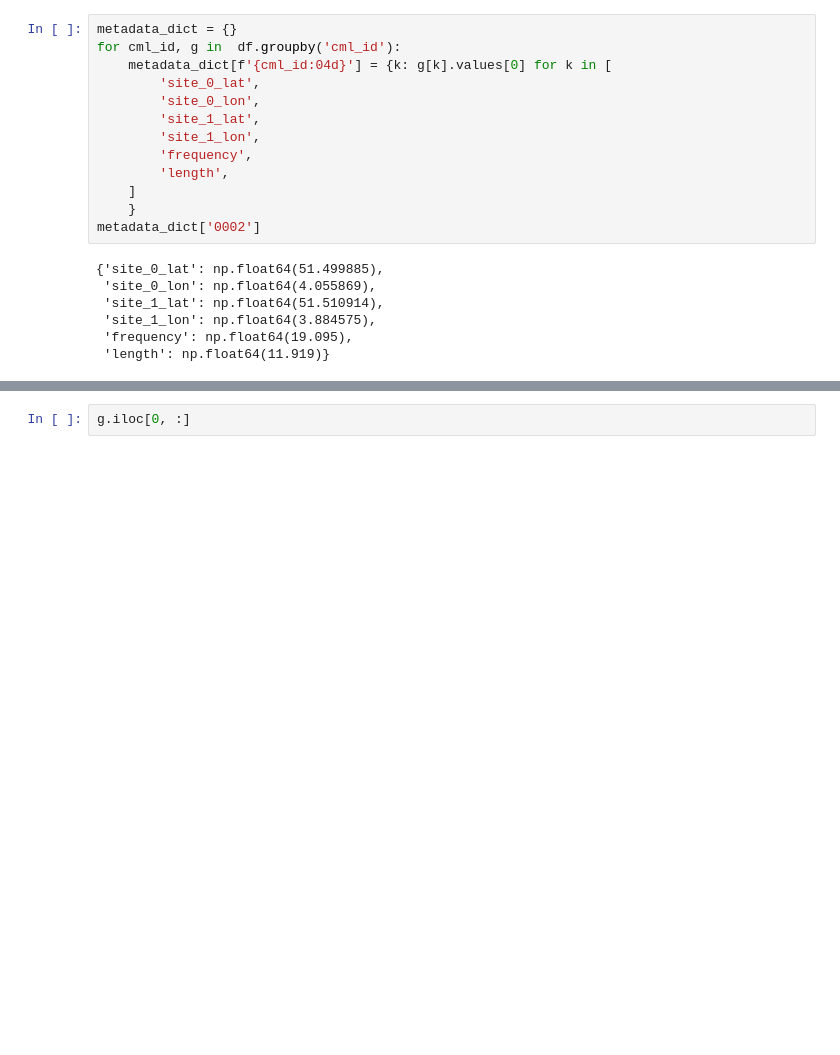
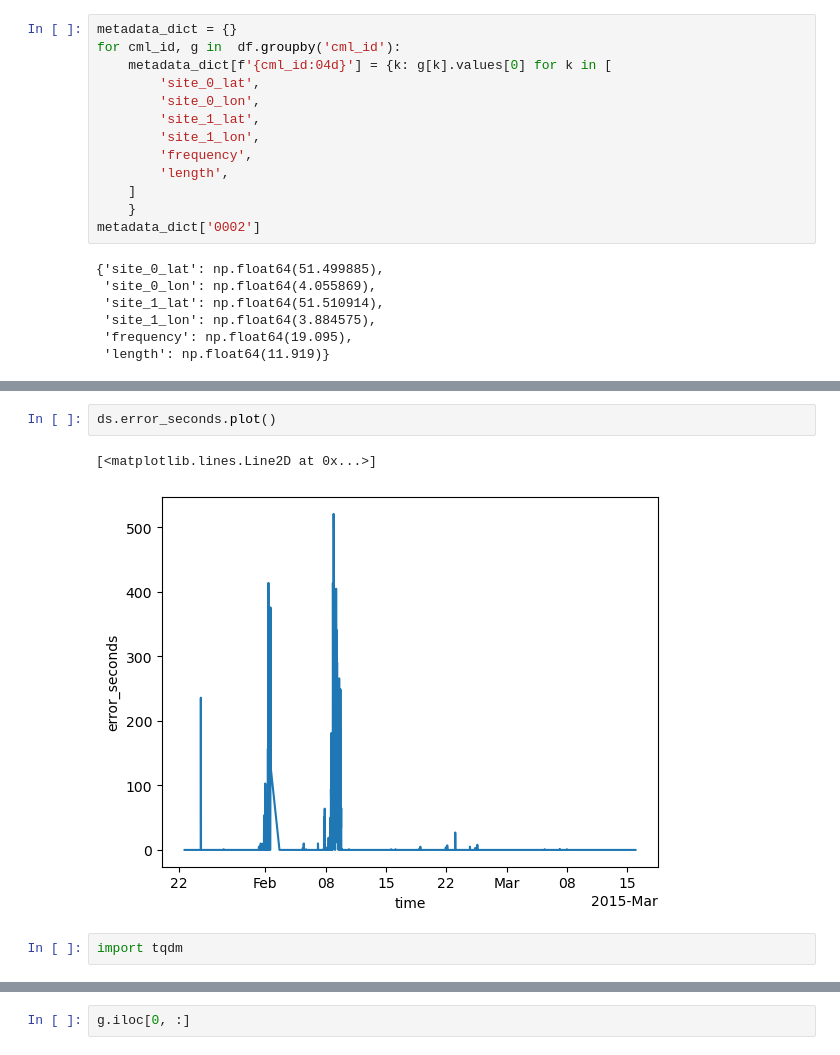
Before and after one commit to OpenSenseAction/GMDI_prototype, a Jupyter notebook: notebooks/CML_data_Netherlands_to_Zarr.ipynb, the cells around one changed output, grey strips where cells are left out. Saved outputs shown, nothing was run; the diff lists cells and outputs as text; blank space fills up the shorter version.

```diff
--- a/notebooks/CML_data_Netherlands_to_Zarr.ipynb
+++ b/notebooks/CML_data_Netherlands_to_Zarr.ipynb
@@ -120,0 +185,7 @@ df
+# %%
+ds.error_seconds.plot()
+# %% [output]
+[<matplotlib.lines.Line2D at 0x...>]
+[figure, added]
+# %%
+import tqdm
```
Also changed, not shown: parts of 58 cells of this notebook.
